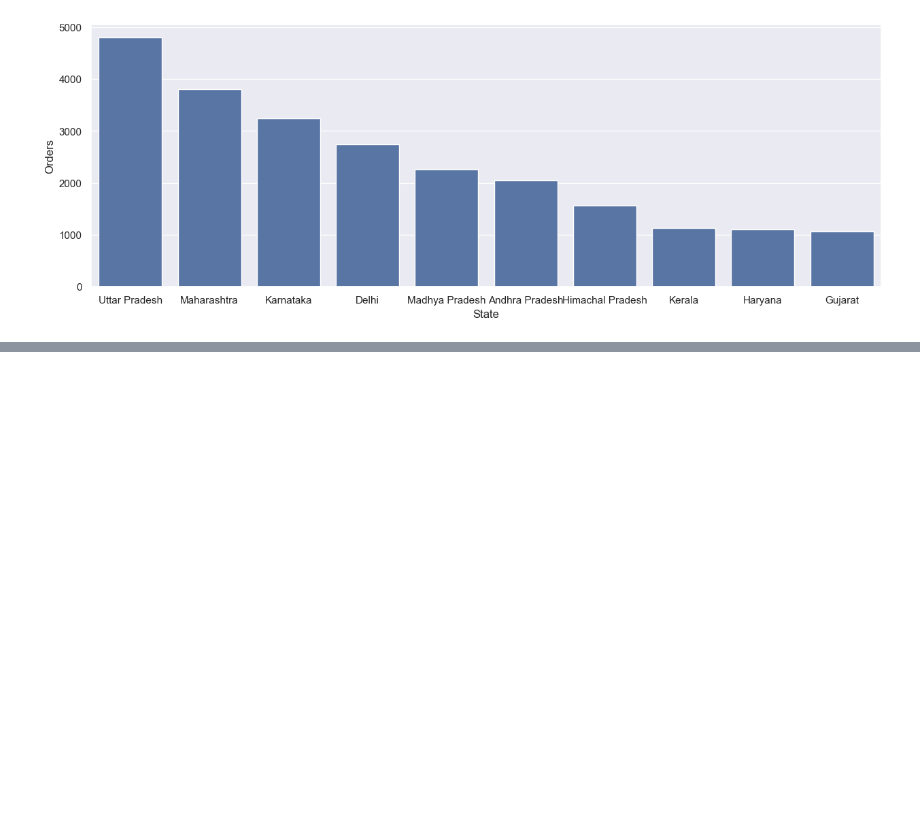
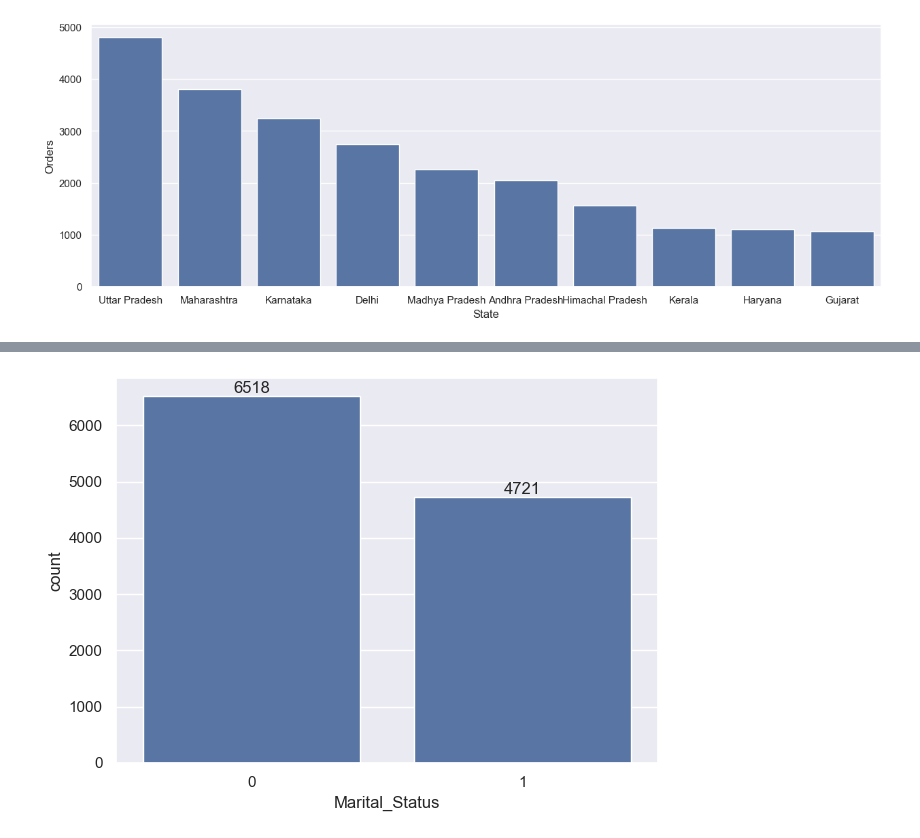
Before and after one commit to prabhakarsingh45111/python-diwali-sales-report-using, a Jupyter notebook: firstfile (1).ipynb, the cells around one changed output, grey strips where cells are left out. Drawn from its saved outputs; the diff is of its cells as text; code cells hidden in the pictures; blank space fills up the shorter version.

```diff
--- a/firstfile (1).ipynb
+++ b/firstfile (1).ipynb
@@ -322,7 +277,3 @@ sns.barplot(x ='Gender',y = 'Amount',data = sales_gen)
 ax = sns.countplot(x= 'Age Group', hue = 'Gender' ,data = df)
 # %% [output]
 [figure]
-# %%
-ax = sns.countplot(x= 'Age Group', hue = 'Gender' ,data = df)
-for bars in ax.container
-ax.bar_label(bars)
@@ -334,7 +283,3 @@ for bars in ax.container:
 ax.bar_label(bars)
 # %% [output]
 IndentationError: expected an indented block after 'for' statement on line 2 (1050221797.py, line 3)
-# %%
-ax = sns.countplot(x= 'Age Group', hue = 'Gender' ,data = df)
-for bars in ax.container:
-ax.bar_label(bars)
@@ -343,5 +285,0 @@ IndentationError: expected an indented block after 'for' statement on line 2 (10
-# %%
-ax = sns.countplot(x= 'Age Group', hue = 'Gender' ,data = df)
-
-for bars in ax.container:
-ax.bar_label(bars)
@@ -387,0 +317,12 @@ sns.barplot(data = sales_state,x = 'State', y = 'Orders')
+# %%
+# Create the count plot
+ax = sns.countplot(data=df, x='Marital_Status')
+
+# Set figure size
+sns.set(rc={'figure.figsize': (7, 5)})
+
+# Add labels to the bars
+for bars in ax.containers:
+    ax.bar_label(bars)
+# %% [output]
+[figure, added]
```
Also changed, not shown: parts of 28 cells of this notebook.
